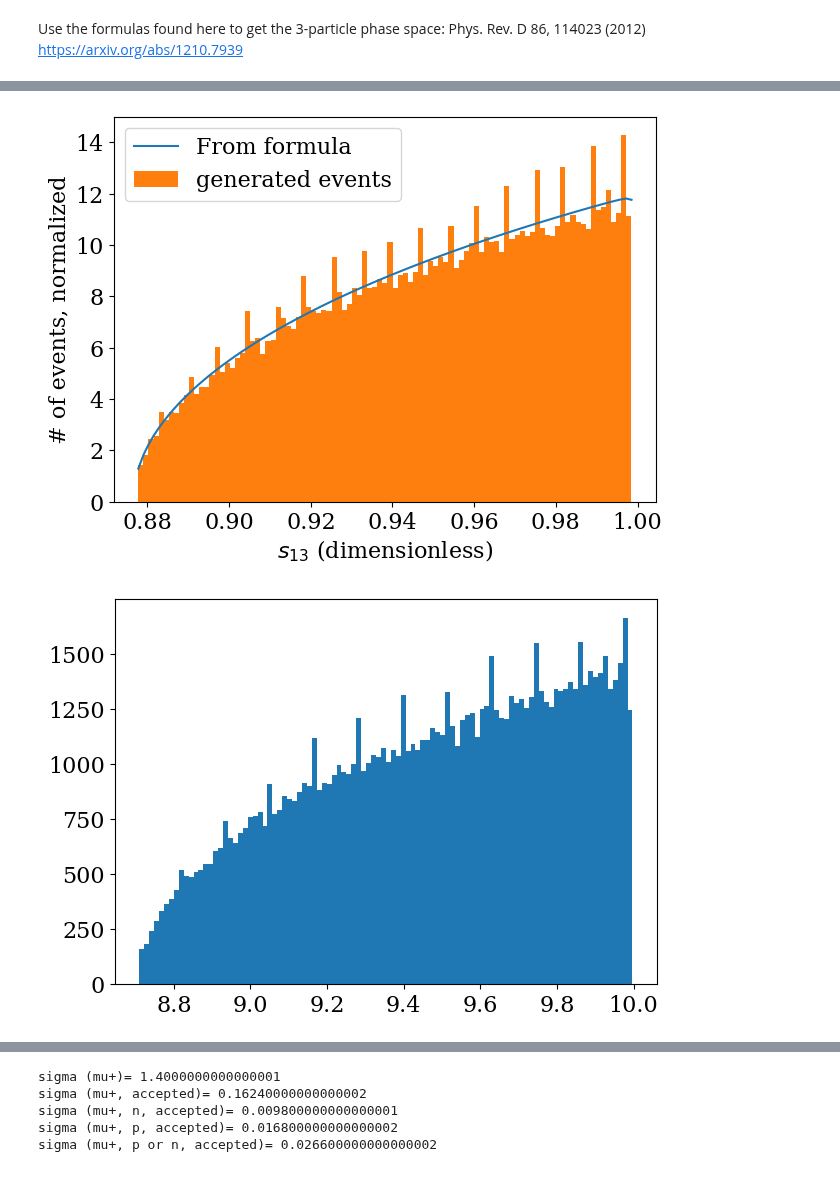
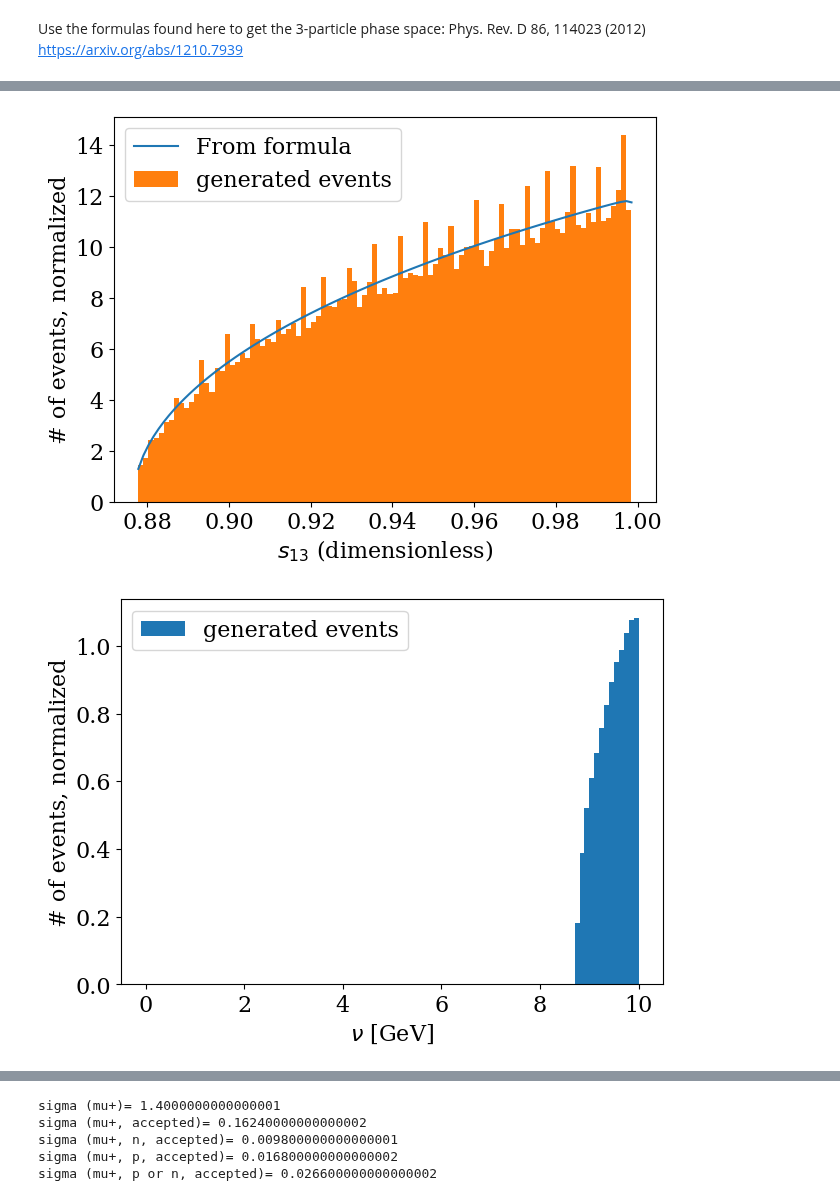
Before and after one commit to sebouh137/fcal_sim, a Jupyter notebook: SimpleEventGenerator.ipynb, the cells around one changed output, grey strips where cells are left out. Saved outputs shown, nothing was run; the diff lists cells and outputs as text; code cells hidden in the pictures.

```diff
--- a/SimpleEventGenerator.ipynb
+++ b/SimpleEventGenerator.ipynb
@@ -227,10 +227,11 @@ class PhotoproductionGenerator():
         return P1*self.m0,P2*self.m0,P3*self.m0
 # %%
 Ebeam=10
+
 mp=.9383
 mn=.9396
 mD0=1.86484
-mLambdaC=2.2849
+mLambdaC=2.28646
 mLambda=1.115683
 me=0.000511
 mMu=0.1057
@@ -295,35 +310,37 @@ df = pd.DataFrame(d1)
 # %%
-#check the distribution of the s13 variable
+#check the distribution of the s13 variable, and the photon energy for the photoproduction
 
 #show the pdf for the s13 variable
-Ebeam=10
+#Ebeam=20
 mD0=1.86484
 mLambdaC=2.2849
 mp = 0.9383
 stot = (Ebeam+mp)**2-Ebeam**2
 x1 = mD0**2/stot
 x2 = 0.000511**2/stot
 x3 = mLambdaC**2/stot
 
 s13_min = (np.sqrt(x1)+np.sqrt(x3))**2
 s13_max =(1-np.sqrt(x2))**2
 s13 =np.linspace(s13_min,s13_max, 100)[1:-1]
 binwidth=s13[1]-s13[0]
 pdf = np.sqrt(((1+x2-s13)**2-4*x2)*((x1+x3-s13)**2-4*x1*x3))/s13
 #apply photoproduction correction
 pdf /=(1-s13)/2
 pdf /=sum(pdf)*binwidth
 plt.plot(s13, pdf, label="From formula")
 
 plt.hist(df.eval(f"((D0_E+lambdac_E)**2-(D0_px+lambdac_px)**2-(D0_py+lambdac_py)**2-(D0_pz+lambdac_pz)**2)/{P0.M()**2}"), bins=s13,density = True, label="generated events")
 plt.legend()
 plt.xlabel("$s_{13}$ (dimensionless)")
 plt.ylabel("# of events, normalized")
 plt.show()
+
+plt.hist(df.eval(f"{Ebeam}-e_E"), bins=np.linspace(0, Ebeam,101),density = True, label="generated events")
+plt.legend()
+plt.xlabel("$\\nu$ [GeV]")
+plt.ylabel("# of events, normalized")
+plt.show()
 # %% [output]
-[figure, old version]
+[figure, new version]
+[figure, added]
-# %%
-plt.hist(df.eval(f"{Ebeam}-e_p"), bins=100)
-plt.show()
-# %% [output]
-[figure, removed]
```
Also changed, not shown: parts of 8 cells of this notebook.
